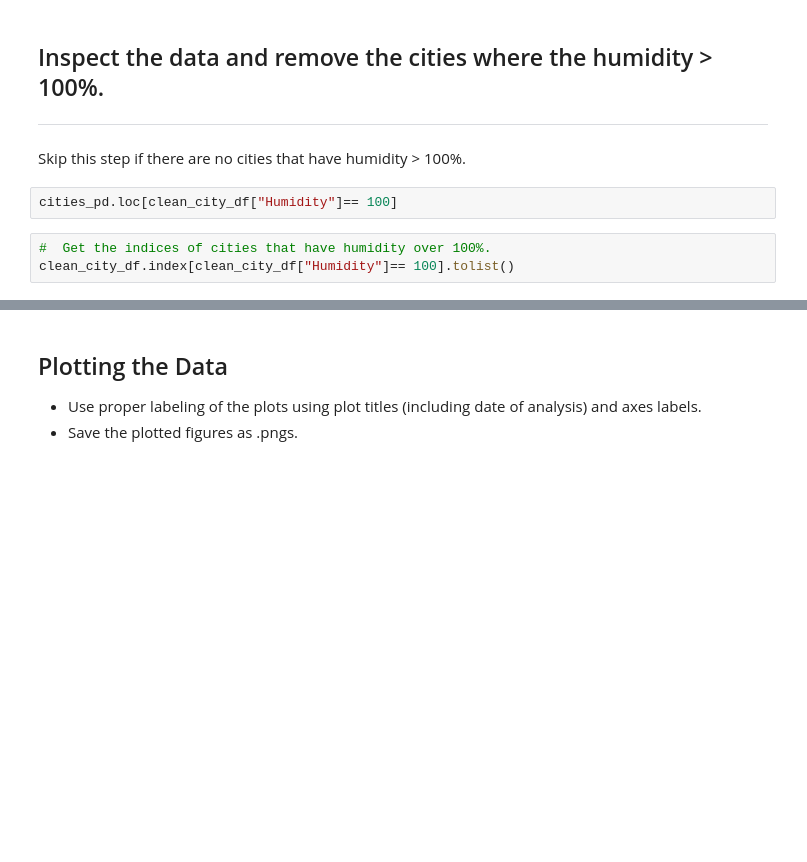
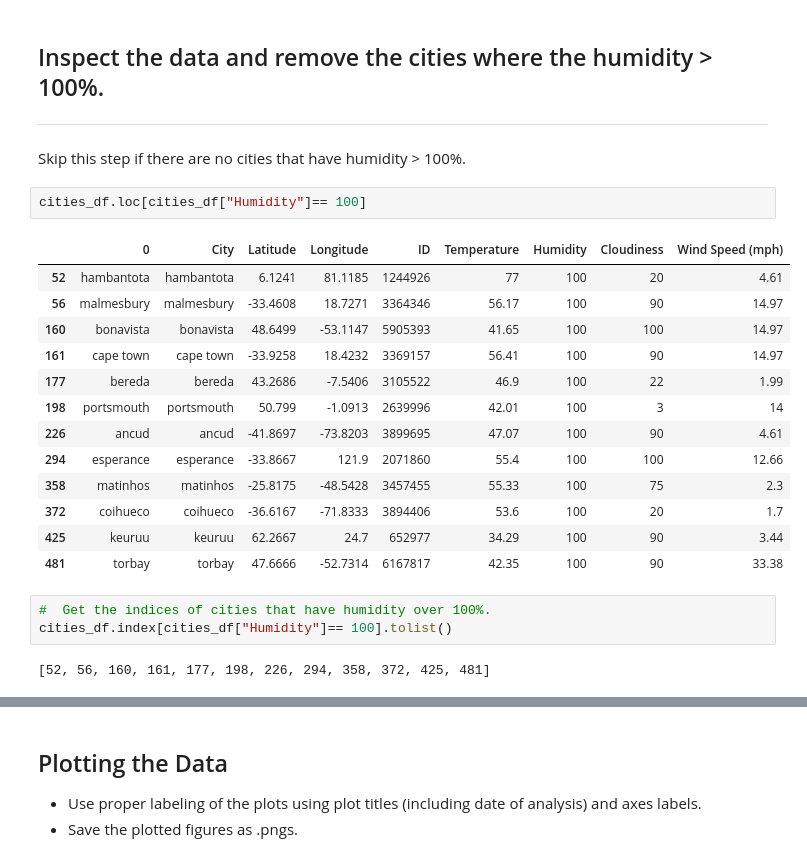
Before and after one commit to caseyjuergens/python-api-challenge, a Jupyter notebook: starter_code/WeatherPy.ipynb, the cells around one changed output, grey strips where cells are left out. Saved outputs shown, nothing was run; the diff lists cells and outputs as text; blank space fills up the shorter version.

Commit message:
dropped 100% humidity outliers

```diff
--- a/starter_code/WeatherPy.ipynb
+++ b/starter_code/WeatherPy.ipynb
@@ -166,10 +160,26 @@ cities_pd.to_csv("City_Data.csv")
 ----
 Skip this step if there are no cities that have humidity > 100%.
 # %%
-cities_pd.loc[clean_city_df["Humidity"]== 100]
+cities_df.loc[cities_df["Humidity"]== 100]
+# %% [output]
+|  | 0 | City | Latitude | Longitude | ID | Temperature | Humidity | Cloudiness | Wind Speed (mph) |
+| 52 | hambantota | hambantota | 6.1241 | 81.1185 | 1244926 | 77 | 100 | 20 | 4.61 |
+| 56 | malmesbury | malmesbury | -33.4608 | 18.7271 | 3364346 | 56.17 | 100 | 90 | 14.97 |
+| 160 | bonavista | bonavista | 48.6499 | -53.1147 | 5905393 | 41.65 | 100 | 100 | 14.97 |
+| 161 | cape town | cape town | -33.9258 | 18.4232 | 3369157 | 56.41 | 100 | 90 | 14.97 |
+| 177 | bereda | bereda | 43.2686 | -7.5406 | 3105522 | 46.9 | 100 | 22 | 1.99 |
+| 198 | portsmouth | portsmouth | 50.799 | -1.0913 | 2639996 | 42.01 | 100 | 3 | 14 |
+| 226 | ancud | ancud | -41.8697 | -73.8203 | 3899695 | 47.07 | 100 | 90 | 4.61 |
+| 294 | esperance | esperance | -33.8667 | 121.9 | 2071860 | 55.4 | 100 | 100 | 12.66 |
+| 358 | matinhos | matinhos | -25.8175 | -48.5428 | 3457455 | 55.33 | 100 | 75 | 2.3 |
+| 372 | coihueco | coihueco | -36.6167 | -71.8333 | 3894406 | 53.6 | 100 | 20 | 1.7 |
+| 425 | keuruu | keuruu | 62.2667 | 24.7 | 652977 | 34.29 | 100 | 90 | 3.44 |
+| 481 | torbay | torbay | 47.6666 | -52.7314 | 6167817 | 42.35 | 100 | 90 | 33.38 |
 # %%
 #  Get the indices of cities that have humidity over 100%.
-clean_city_df.index[clean_city_df["Humidity"]== 100].tolist()
+cities_df.index[cities_df["Humidity"]== 100].tolist()
+# %% [output]
+[52, 56, 160, 161, 177, 198, 226, 294, 358, 372, 425, 481]
 # %%
 # Make a new DataFrame equal to the city data to drop all humidity outliers by index.
 # Passing "inplace=False" will make a copy of the city_data DataFrame, which we call "clean_city_data".
```
Also changed, not shown: parts of 4 cells of this notebook, 1 other file.
